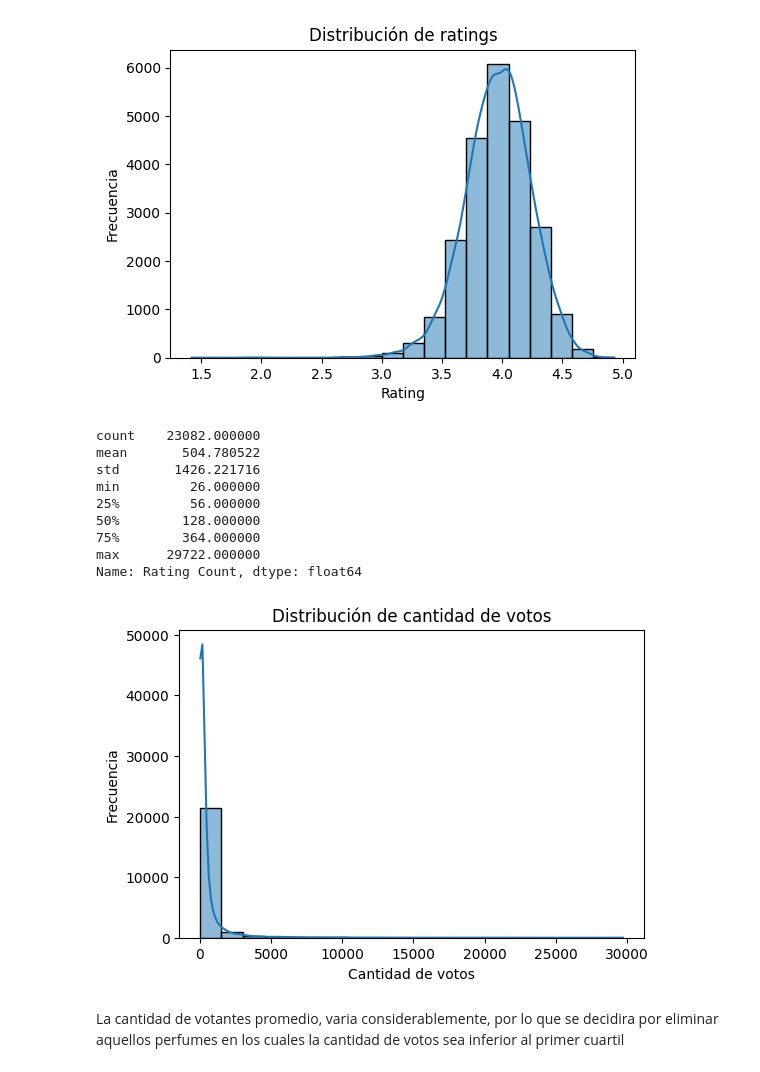
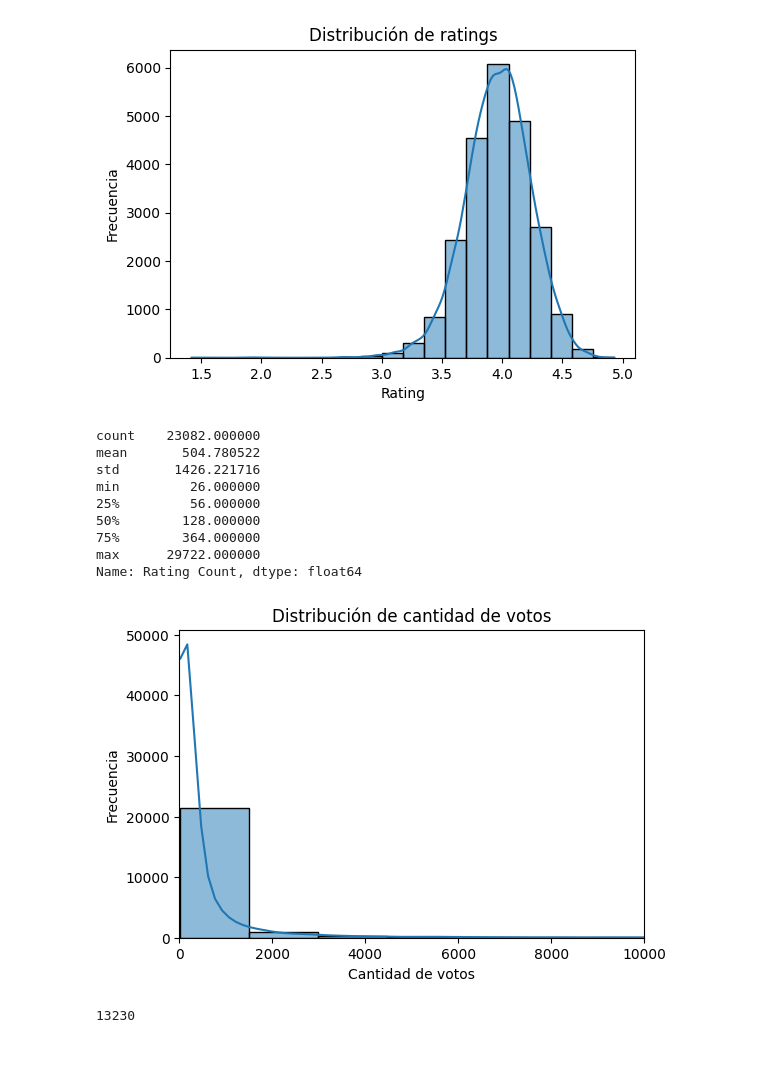
Before and after one commit to Byfiru/PerfumeriaIA, a Jupyter notebook: perfumeria.ipynb, the cells around one changed output. Saved outputs shown, nothing was run; the diff lists cells and outputs as text; code cells hidden in the pictures.

```diff
--- a/perfumeria.ipynb
+++ b/perfumeria.ipynb
@@ -127,23 +130,22 @@ Name: Rating Value, dtype: float64
 # %%
 print(data['Rating Count'].describe())
 
 # Distribución del rating
 plt.figure(figsize=(6, 4))
 sns.histplot(data['Rating Count'], bins=20, kde=True)
 plt.title("Distribución de cantidad de votos")
 plt.xlabel("Cantidad de votos")
 plt.ylabel("Frecuencia")
+plt.xlim(0,10000)
 plt.show()
 # %% [output]
 count    23082.000000
 mean       504.780522
 std       1426.221716
 min         26.000000
 25%         56.000000
 50%        128.000000
 75%        364.000000
 max      29722.000000
 Name: Rating Count, dtype: float64
-[figure, old version]
+[figure, new version]
-# %% [markdown]
-La cantidad de votantes promedio, varia considerablemente, por lo que se decidira por eliminar aquellos perfumes en los cuales la cantidad de votos sea inferior al primer cuartil
@@ -153 +152,11 @@ data = data[data['Rating Count'] >= min_votos]
+# %%
+#===========================
+#3.Featuring engineering
+#==========================
+
+#Se eliminaran perfumes con menos de 100 votos
+data = data[data["Rating Count"]>= 100]
+print(data.shape[0])
+# %% [output]
+13230
 # %%
```
Also changed, not shown: parts of 11 cells of this notebook.
